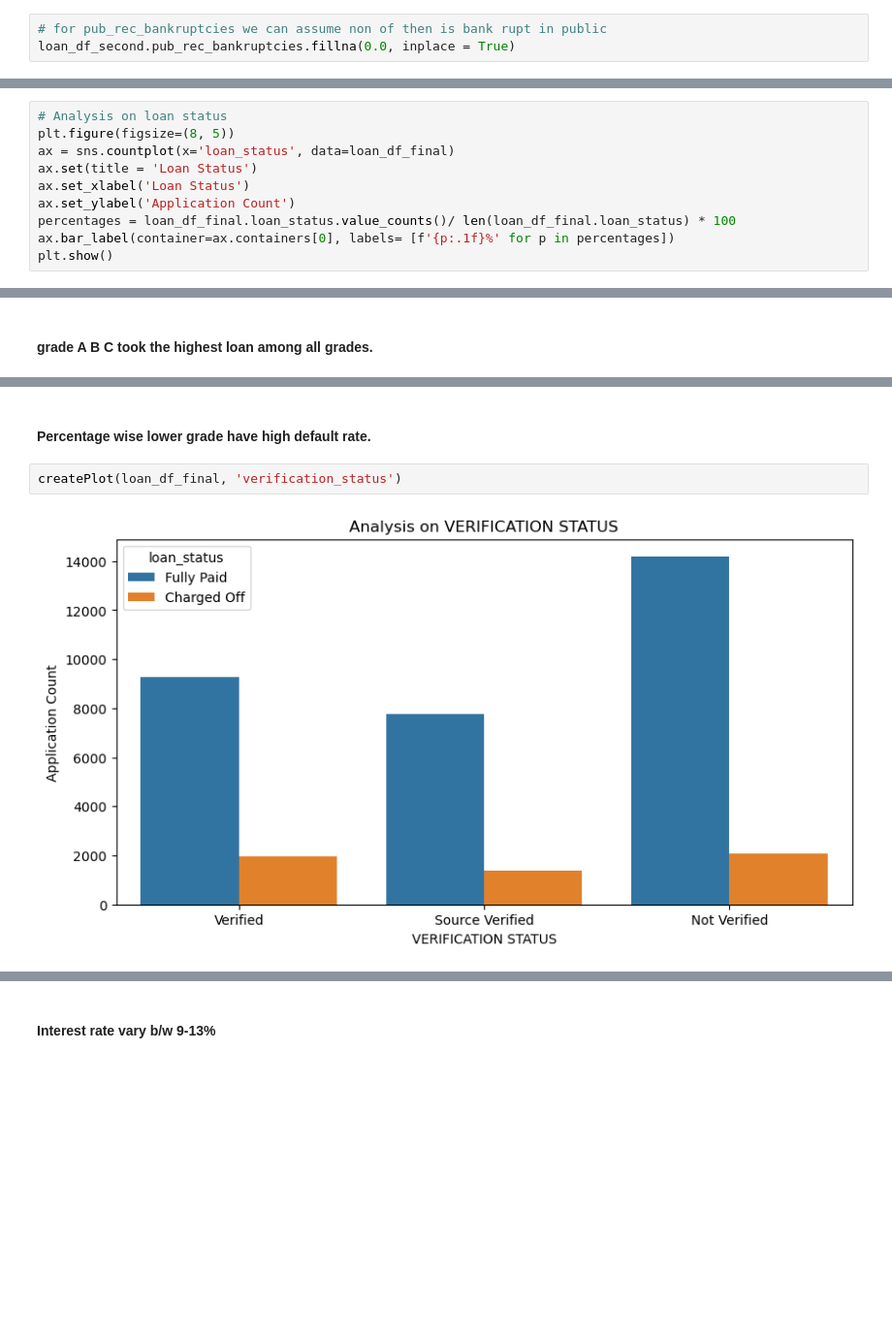
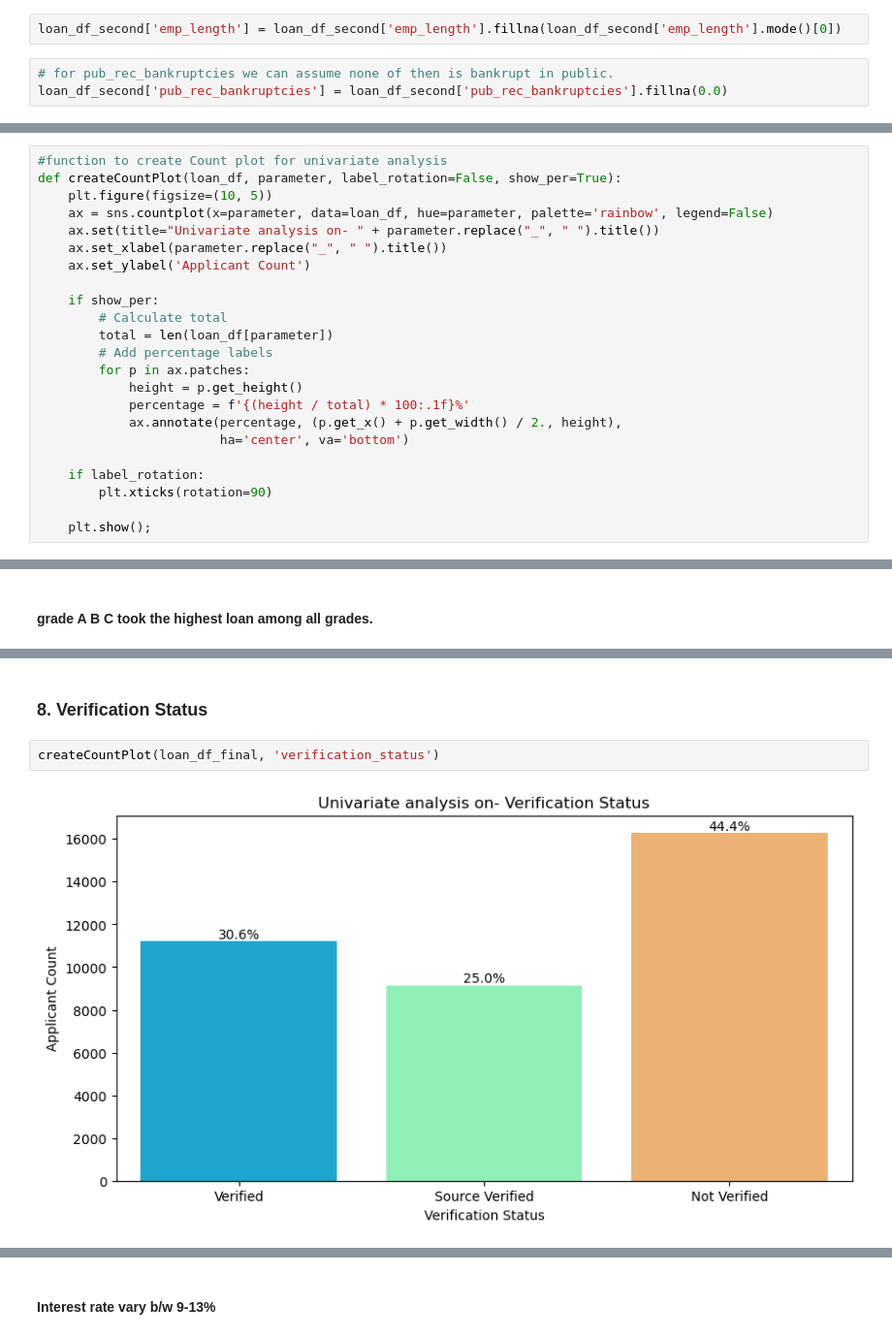
Before and after one commit to arungambhir/lending_club_case_study, a Jupyter notebook: Group_Facilitator_Arun_Gambhir.ipynb, the cells around one changed output, grey strips where cells are left out. Shown at 97% size. Saved outputs shown, nothing was run; the diff lists cells and outputs as text; blank space fills up the shorter version.

```diff
--- a/Group_Facilitator_Arun_Gambhir.ipynb
+++ b/Group_Facilitator_Arun_Gambhir.ipynb
@@ -186,3 +176,5 @@ For example, when doing 'df[col].method(value, inplace=True)', try using 'df.met
+# %%
+loan_df_second['emp_length'] = loan_df_second['emp_length'].fillna(loan_df_second['emp_length'].mode()[0])
 # %%
-# for pub_rec_bankruptcies we can assume non of then is bank rupt in public
-loan_df_second.pub_rec_bankruptcies.fillna(0.0, inplace = True)
+# for pub_rec_bankruptcies we can assume none of then is bankrupt in public.
+loan_df_second['pub_rec_bankruptcies'] = loan_df_second['pub_rec_bankruptcies'].fillna(0.0)
@@ -338,10 +301,0 @@ memory usage: 6.1+ MB
-# %%
-# Analysis on loan status
-plt.figure(figsize=(8, 5))
-ax = sns.countplot(x='loan_status', data=loan_df_final)
-ax.set(title = 'Loan Status')
-ax.set_xlabel('Loan Status')
-ax.set_ylabel('Application Count')
-percentages = loan_df_final.loan_status.value_counts()/ len(loan_df_final.loan_status) * 100
-ax.bar_label(container=ax.containers[0], labels= [f'{p:.1f}%' for p in percentages])
-plt.show()
@@ -349,0 +304,23 @@ plt.show()
+# %%
+#function to create Count plot for univariate analysis
+def createCountPlot(loan_df, parameter, label_rotation=False, show_per=True):
+    plt.figure(figsize=(10, 5))
+    ax = sns.countplot(x=parameter, data=loan_df, hue=parameter, palette='rainbow', legend=False)
+    ax.set(title="Univariate analysis on- " + parameter.replace("_", " ").title())
+    ax.set_xlabel(parameter.replace("_", " ").title())
+    ax.set_ylabel('Applicant Count')
+
+    if show_per:
+        # Calculate total
+        total = len(loan_df[parameter])
+        # Add percentage labels
+        for p in ax.patches:
+            height = p.get_height()
+            percentage = f'{(height / total) * 100:.1f}%'
+            ax.annotate(percentage, (p.get_x() + p.get_width() / 2., height),
+                        ha='center', va='bottom')
+
+    if label_rotation:
+        plt.xticks(rotation=90)
+
+    plt.show();
@@ -426,7 +383,7 @@ createPlot(loan_df_final, 'grade')
-# %% [markdown]
-#### Percentage wise lower grade have high default rate.
+# %% [markdown]
+### 8. Verification Status
 # %%
-createPlot(loan_df_final, 'verification_status')
+createCountPlot(loan_df_final, 'verification_status')
 # %% [output]
-[figure, old version]
+[figure, new version]
 # %% [markdown]
```
Also changed, not shown: parts of 101 cells of this notebook.
